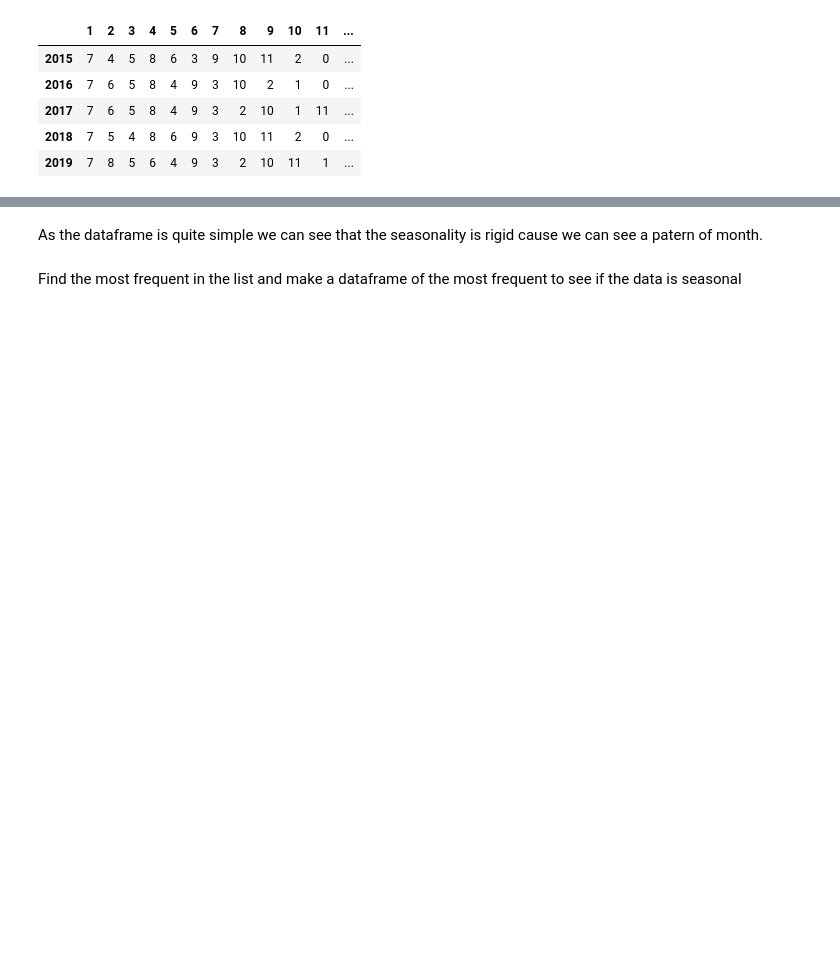
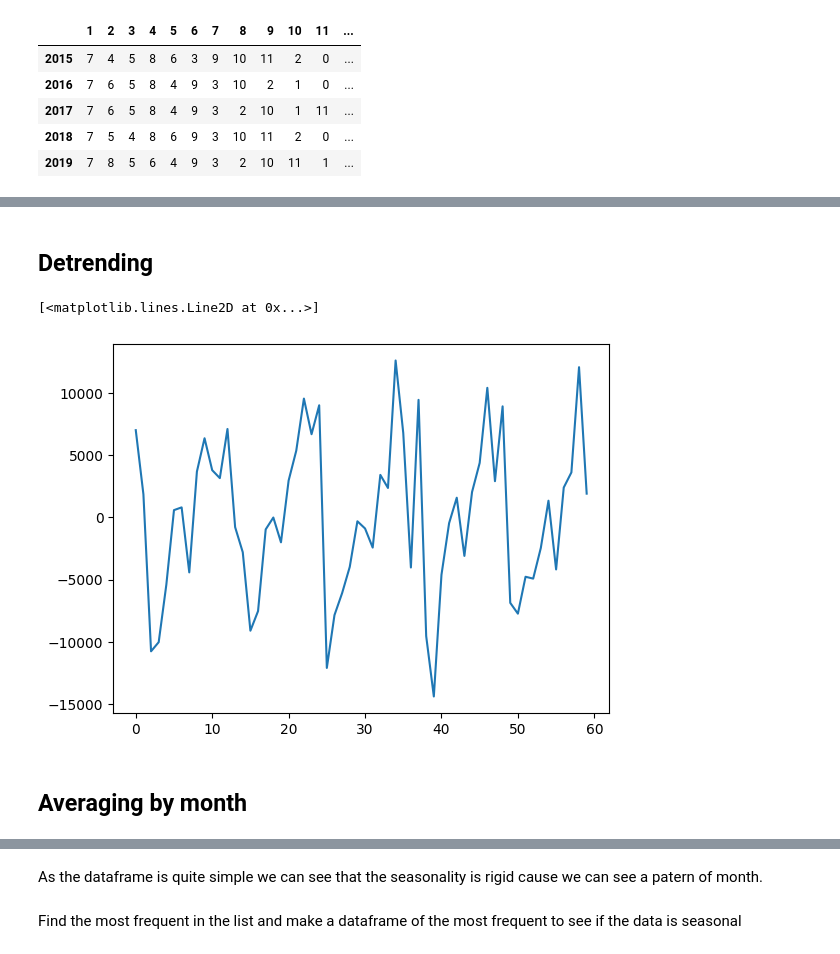
Before and after one commit to RPegoud/TimeSeries, a Jupyter notebook: TimeSeries.ipynb, the cells around one changed output, grey strips where cells are left out. Cells and saved outputs as stored; diff of their text form; code cells hidden in the pictures; blank space fills up the shorter version.

```diff
--- a/TimeSeries.ipynb
+++ b/TimeSeries.ipynb
@@ -192,0 +194,12 @@ df_BBT
+# %% [markdown]
+## Detrending
+# %%
+X = df_month_year.values
+diff = [X[i] - X[i - 1] for i in range(1,len(X)-7)] # smoothing between 2015 and 2019
+diff = np.insert(diff, 0, 7000, 0)
+plt.plot(diff)
+# %% [output]
+[<matplotlib.lines.Line2D at 0x...>]
+[figure, added]
+# %% [markdown]
+## Averaging by month
```
Also changed, not shown: parts of 16 cells of this notebook.
